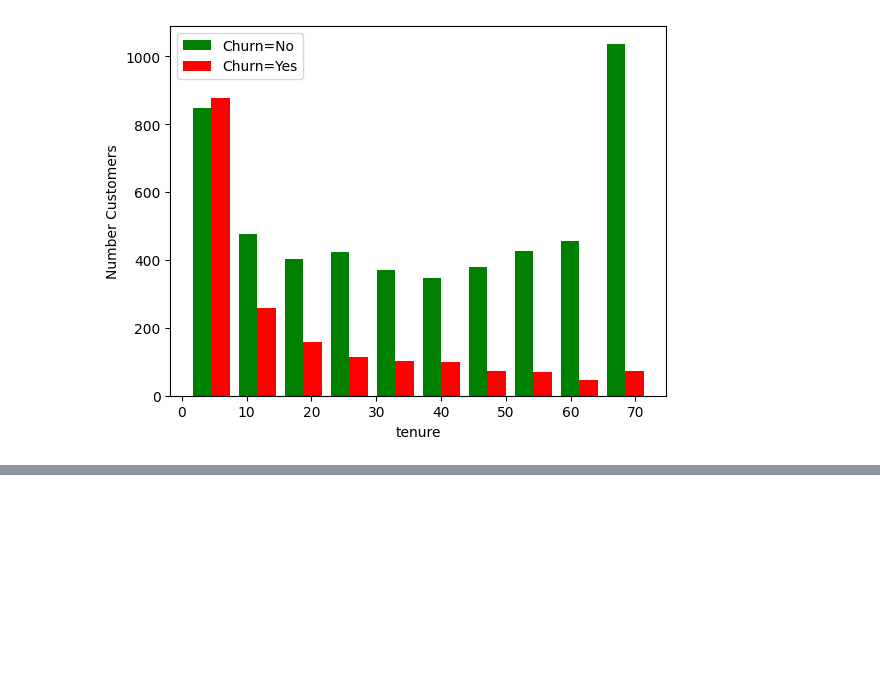
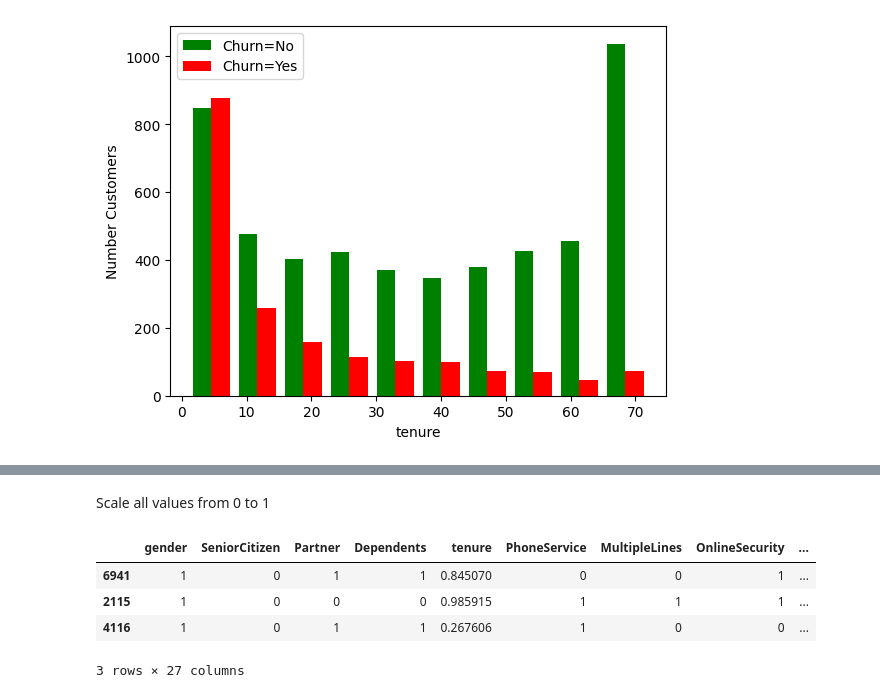
Before and after one commit to Flychuban/Customer-Churn-Prediction, a Jupyter notebook: CustomerChurnPrediction.ipynb, the cells around one changed output, grey strips where cells are left out. Cells and saved outputs as stored; diff of their text form; code cells hidden in the pictures; blank space fills up the shorter version.

```diff
--- a/CustomerChurnPrediction.ipynb
+++ b/CustomerChurnPrediction.ipynb
@@ -57,0 +175,18 @@ plt.legend()
+# %% [markdown]
+Scale all values from 0 to 1
+# %%
+from sklearn.preprocessing import MinMaxScaler
+
+columns_to_scale = ['tenure', 'MonthlyCharges', 'TotalCharges']
+
+scaler = MinMaxScaler()
+
+df[columns_to_scale] = scaler.fit_transform(df[columns_to_scale])
+# %%
+df.sample(3)
+# %% [output]
+|  | gender | SeniorCitizen | Partner | Dependents | tenure | PhoneService | MultipleLines | OnlineSecurity | ... |
+| 6941 | 1 | 0 | 1 | 1 | 0.845070 | 0 | 0 | 1 | ... |
+| 2115 | 1 | 0 | 0 | 0 | 0.985915 | 1 | 1 | 1 | ... |
+| 4116 | 1 | 0 | 1 | 1 | 0.267606 | 1 | 0 | 0 | ... |
+3 rows × 27 columns
```
Also changed, not shown: parts of 12 cells of this notebook.
